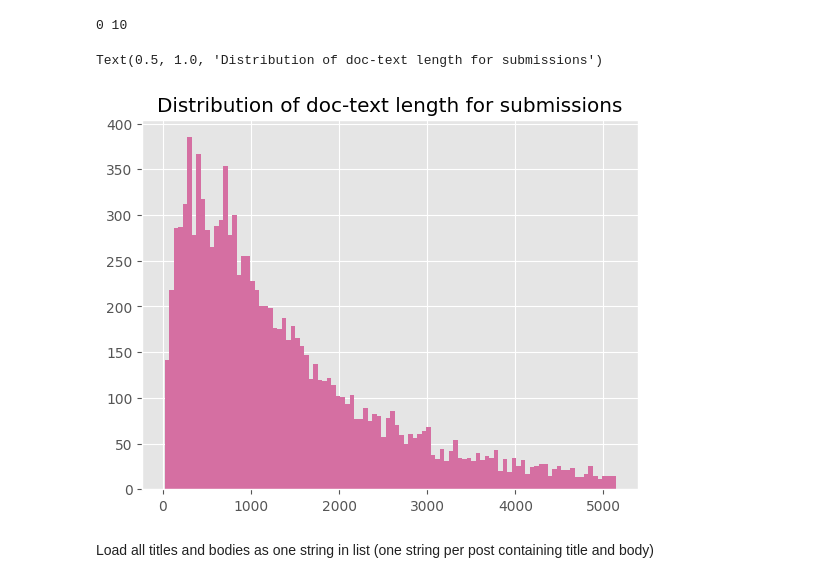
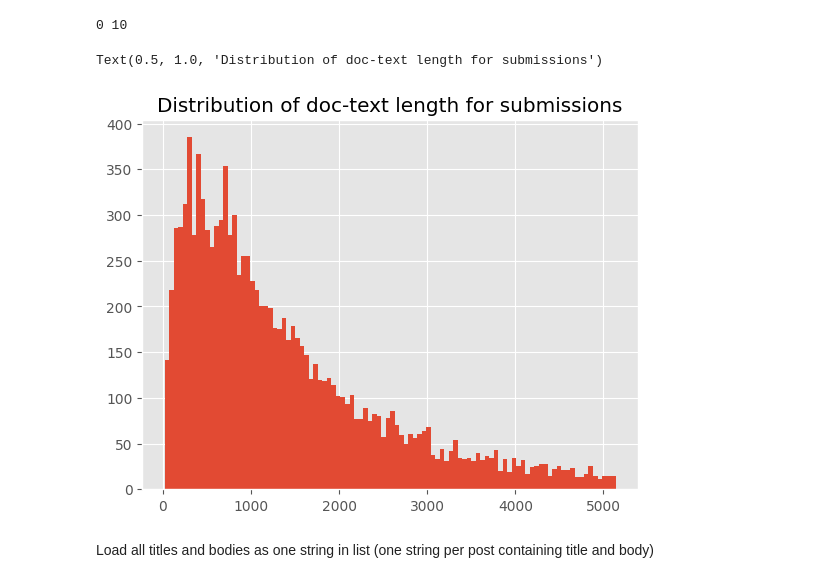
Before and after one commit to MisterXY89/redpillwomen, a Jupyter notebook: src/data_exploration.ipynb, the cells around one changed output. Cells and saved outputs as stored; diff of their text form; code cells hidden in the pictures.

```diff
--- a/src/data_exploration.ipynb
+++ b/src/data_exploration.ipynb
@@ -315,11 +315,11 @@ print(
 # %%
 submission_redpill_topic.doc_text.str.len().hist(
     bins=100,
-    color="#d56fa2",
+    # color="#d56fa2",
 ).set_title("Distribution of doc-text length for submissions")
 # %% [output]
 Text(0.5, 1.0, 'Distribution of doc-text length for submissions')
-[figure, old version]
+[figure, new version]
 # %% [markdown]
 Load all titles and bodies as one string in list (one string per post containing title and body)
 # %%
```
Also changed, not shown: 5 other files.
